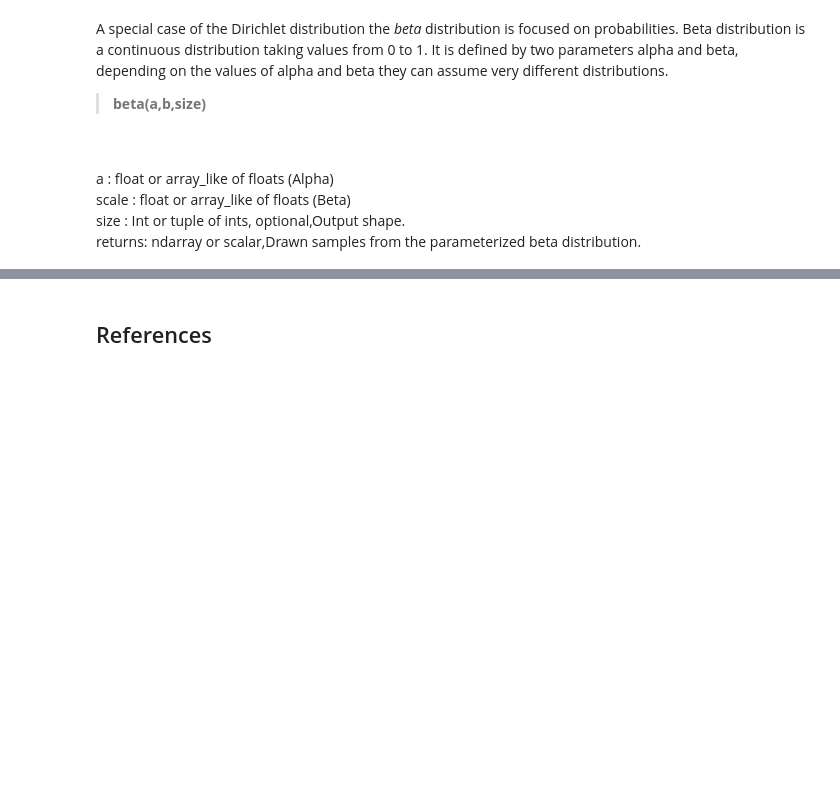
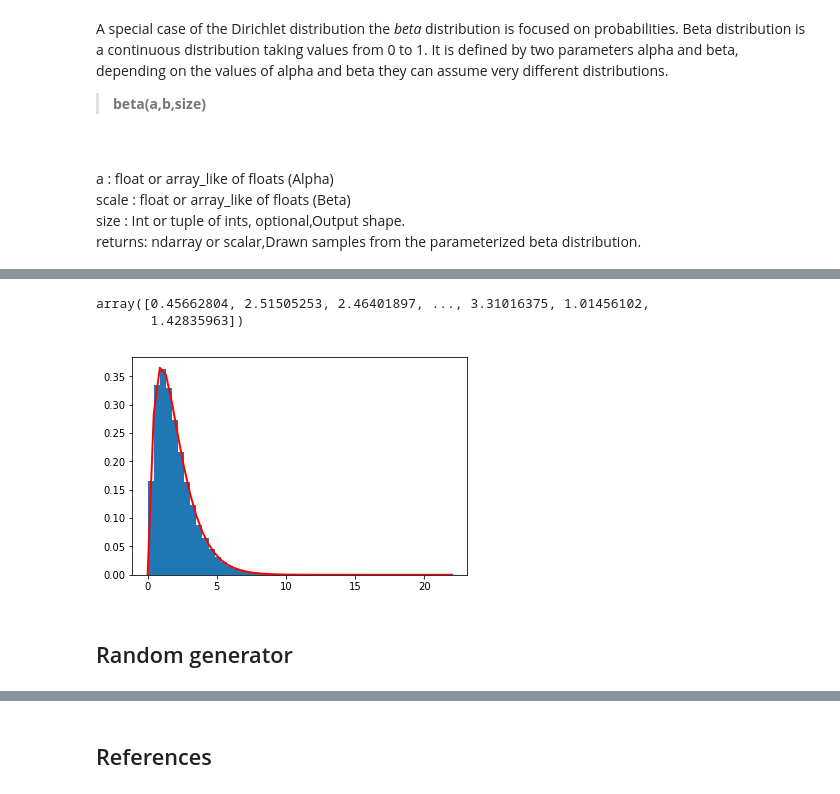
Before and after one commit to kbarry91/4th-year-Emerging-Technologies-Project, a Jupyter notebook: numpy-random.ipynb, the cells around one changed output, grey strips where cells are left out. Drawn from its saved outputs; the diff is of its cells as text; code cells hidden in the pictures; blank space fills up the shorter version.

```diff
--- a/numpy-random.ipynb
+++ b/numpy-random.ipynb
@@ -208,0 +277,21 @@ array([0.0824922 , 0.31439   , 0.09751334, ..., 0.28638765, 0.91923537,
+# %%
+# Genrate samples
+shape, scale = 2., 1. # mean and width
+s = np.random.standard_gamma(shape, 1000000)
+s
+# %% [output]
+array([0.45662804, 2.51505253, 2.46401897, ..., 3.31016375, 1.01456102,
+       1.42835963])
+# %%
+# Import scipy.special for special functions
+import scipy.special as sps
+
+# Display histogram of samples
+count, bins, ignored = plt.hist(s, 50, density=True)
+y = bins**(shape-1) * ((np.exp(-bins/scale))/(sps.gamma(shape) * scale**shape))
+plt.plot(bins, y, linewidth=2, color='r')
+plt.show()
+# %% [output]
+[figure, added]
+# %% [markdown]
+## Random generator <a id="RanGen"></a>
```
Also changed, not shown: parts of 35 cells of this notebook.
